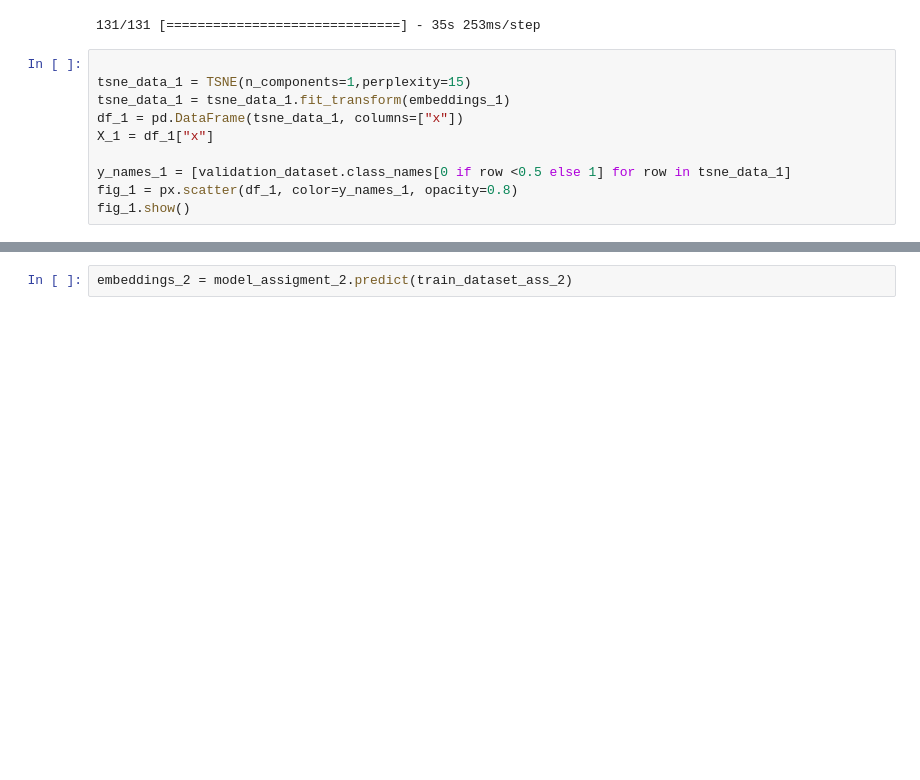
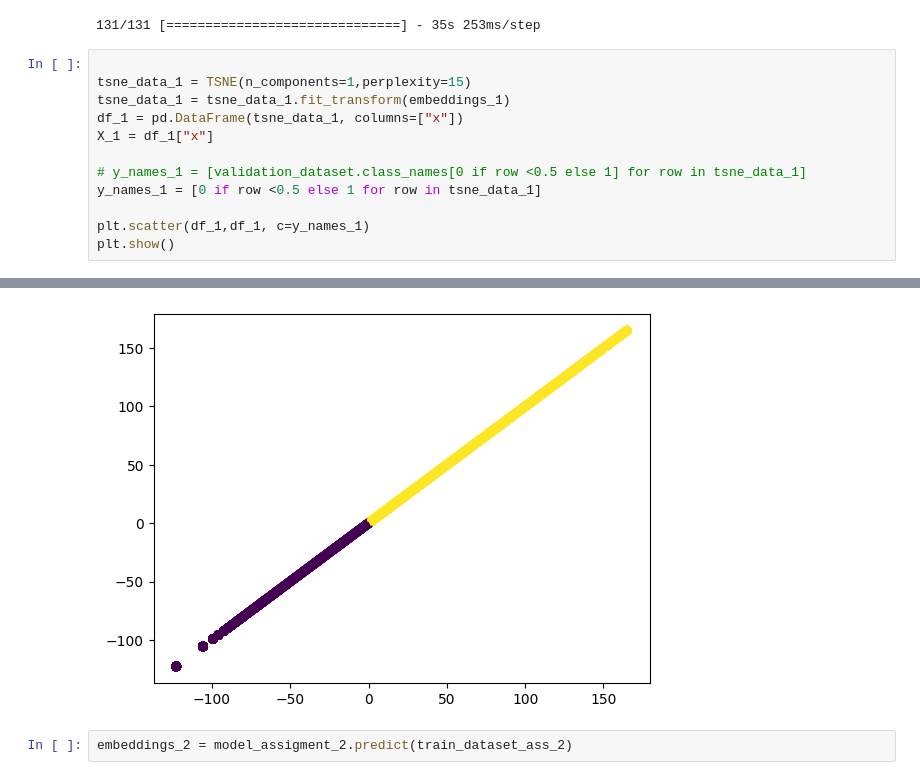
Before and after one commit to BarelHeby/Deep-Learning---Chest-X-Ray, a Jupyter notebook: Deep_Learning_Chest_Final_Project.ipynb, the cells around one changed output, grey strips where cells are left out. Saved outputs shown, nothing was run; the diff lists cells and outputs as text; blank space fills up the shorter version.

```diff
--- a/Deep_Learning_Chest_Final_Project.ipynb
+++ b/Deep_Learning_Chest_Final_Project.ipynb
@@ -540,7 +540,9 @@ tsne_data_1 = tsne_data_1.fit_transform(embeddings_1)
 df_1 = pd.DataFrame(tsne_data_1, columns=["x"])
 X_1 = df_1["x"]
 
-y_names_1 = [validation_dataset.class_names[0 if row <0.5 else 1] for row in tsne_data_1]
-fig_1 = px.scatter(df_1, color=y_names_1, opacity=0.8)
-fig_1.show()
+# y_names_1 = [validation_dataset.class_names[0 if row <0.5 else 1] for row in tsne_data_1]
+y_names_1 = [0 if row <0.5 else 1 for row in tsne_data_1]
+
+plt.scatter(df_1,df_1, c=y_names_1)
+plt.show()
 # %% [output]
@@ -548,3 +549,4 @@ fig_1.show()
+[figure, added]
 # %%
 embeddings_2 = model_assigment_2.predict(train_dataset_ass_2)
 # %% [output]
```
Also changed, not shown: parts of 2 cells of this notebook.
